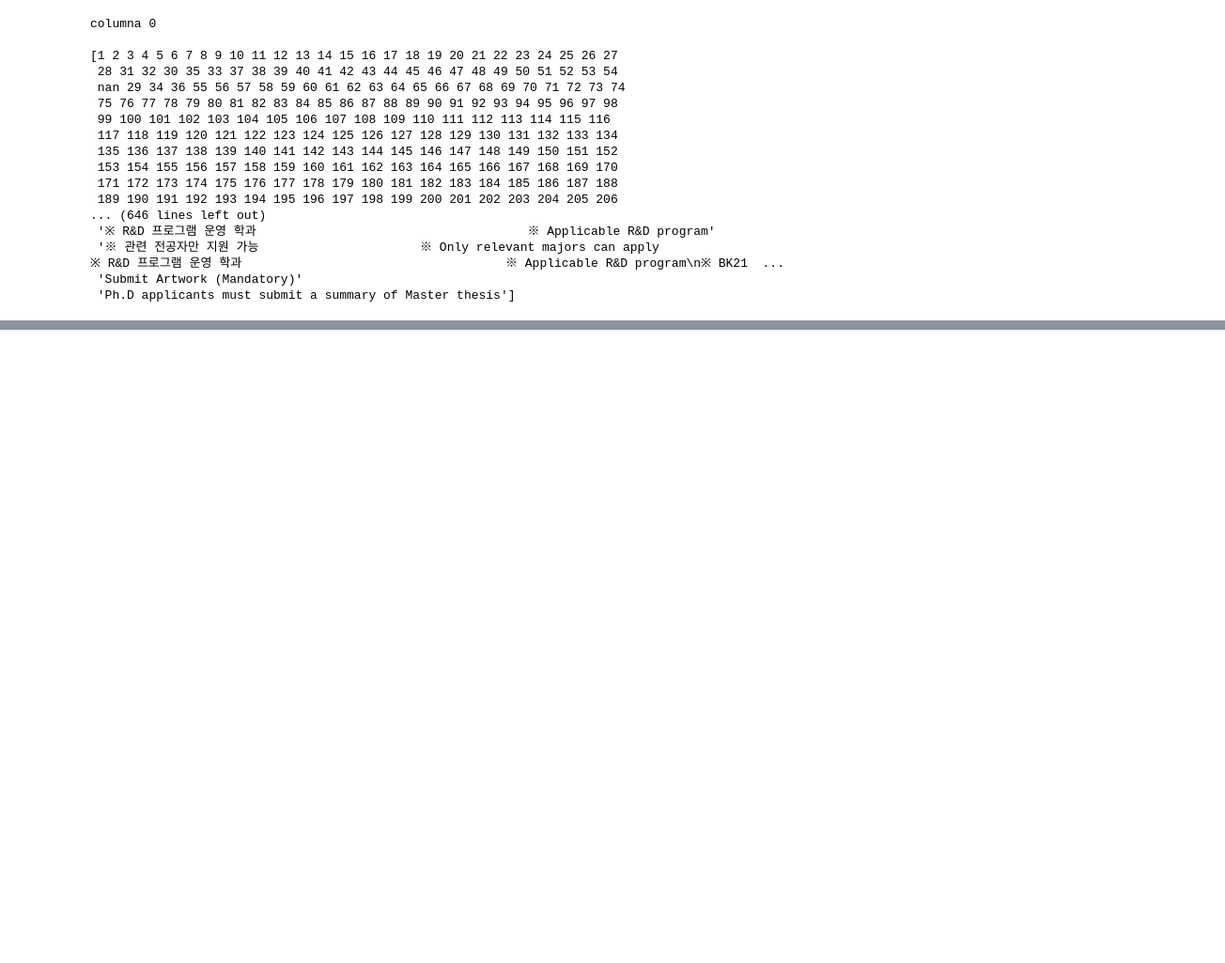
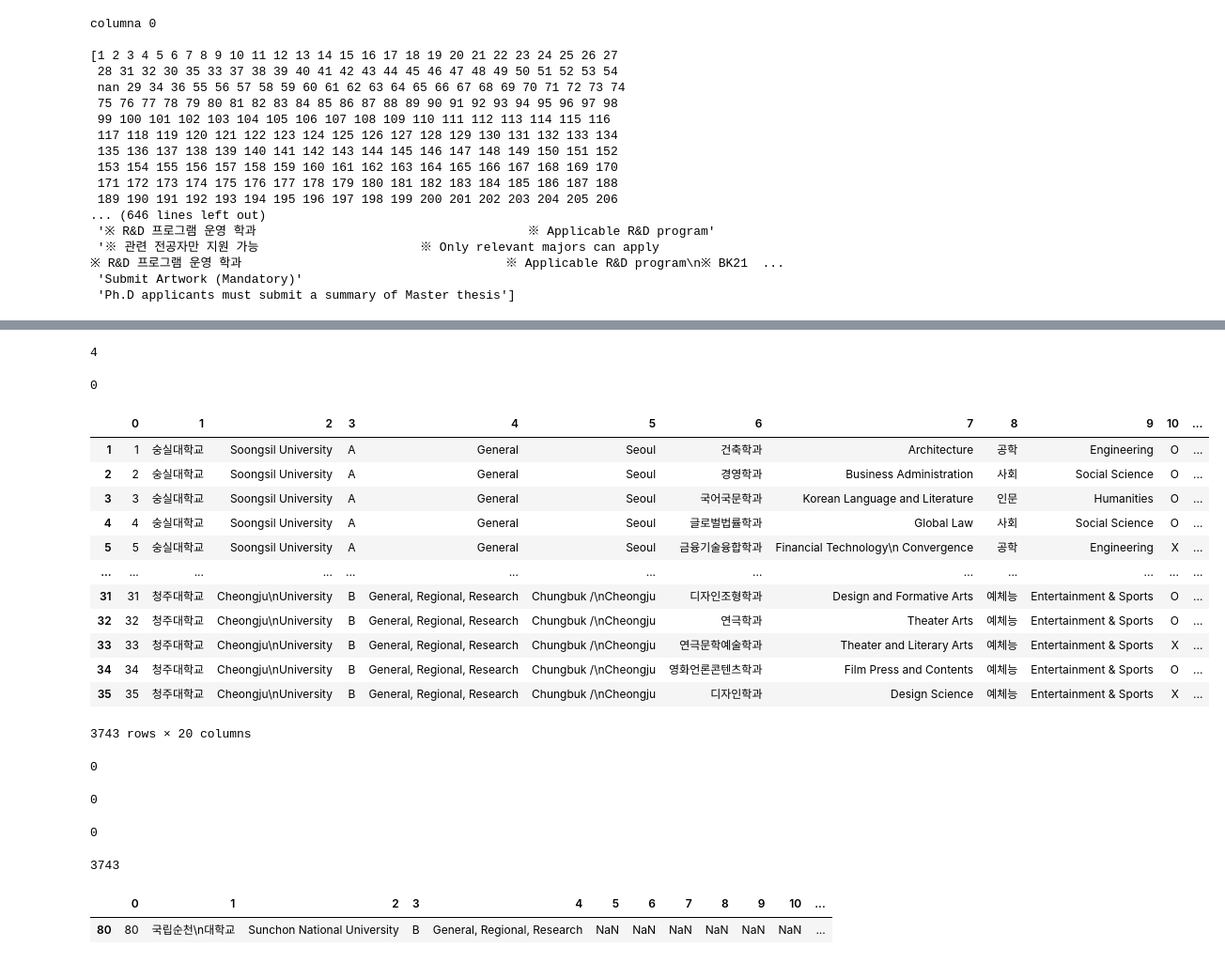
Before and after one commit to JASorianoHernandez/gks24_UniversityDataInformationProject, a Jupyter notebook: GKS24_Univeristies_DataInformation.ipynb, the cells around one changed output, grey strips where cells are left out. Shown: that part at 94% size. Drawn from its saved outputs; the diff is of its cells as text; code cells hidden in the pictures; blank space fills up the shorter version.

```diff
--- a/GKS24_Univeristies_DataInformation.ipynb
+++ b/GKS24_Univeristies_DataInformation.ipynb
@@ -369,0 +225,8 @@ result.head()
+# %%
+df_concat[0].isnull().sum()
+# %% [output]
+4
+# %%
+df_concat[1].isnull().sum()
+# %% [output]
+0
@@ -369,0 +235,34 @@ result.head()
+# %%
+## Column 4
+df_concat.drop(df_concat.loc[(df_concat[4].isnull())].index, inplace=True)
+df_concat
+# %% [output]
+|  | 0 | 1 | 2 | 3 | 4 | 5 | 6 | 7 | 8 | 9 | 10 | ... |
+| 1 | 1 | 숭실대학교 | Soongsil University | A | General | Seoul | 건축학과 | Architecture | 공학 | Engineering | O | ... |
+| 2 | 2 | 숭실대학교 | Soongsil University | A | General | Seoul | 경영학과 | Business Administration | 사회 | Social Science | O | ... |
+| 3 | 3 | 숭실대학교 | Soongsil University | A | General | Seoul | 국어국문학과 | Korean Language and Literature | 인문 | Humanities | O | ... |
+| 4 | 4 | 숭실대학교 | Soongsil University | A | General | Seoul | 글로벌법률학과 | Global Law | 사회 | Social Science | O | ... |
+| 5 | 5 | 숭실대학교 | Soongsil University | A | General | Seoul | 금융기술융합학과 | Financial Technology\n Convergence | 공학 | Engineering | X | ... |
+| ... | ... | ... | ... | ... | ... | ... | ... | ... | ... | ... | ... | ... |
+| 31 | 31 | 청주대학교 | Cheongju\nUniversity | B | General, Regional, Research | Chungbuk /\nCheongju | 디자인조형학과 | Design and Formative Arts | 예체능 | Entertainment & Sports | O | ... |
+| 32 | 32 | 청주대학교 | Cheongju\nUniversity | B | General, Regional, Research | Chungbuk /\nCheongju | 연극학과 | Theater Arts | 예체능 | Entertainment & Sports | O | ... |
+| 33 | 33 | 청주대학교 | Cheongju\nUniversity | B | General, Regional, Research | Chungbuk /\nCheongju | 연극문학예술학과 | Theater and Literary Arts | 예체능 | Entertainment & Sports | X | ... |
+| 34 | 34 | 청주대학교 | Cheongju\nUniversity | B | General, Regional, Research | Chungbuk /\nCheongju | 영화언론콘텐츠학과 | Film Press and Contents | 예체능 | Entertainment & Sports | O | ... |
+| 35 | 35 | 청주대학교 | Cheongju\nUniversity | B | General, Regional, Research | Chungbuk /\nCheongju | 디자인학과 | Design Science | 예체능 | Entertainment & Sports | X | ... |
+3743 rows × 20 columns
+# %%
+df_concat[2].isnull().sum()
+# %% [output]
+0
+# %%
+df_concat[3].isnull().sum()
+# %% [output]
+0
+# %%
+df_concat[4].isnull().sum()
+# %% [output]
+0
+# %%
+len(df_concat)
+# %% [output]
+3743
@@ -369,0 +273,6 @@ result.head()
+# %%
+## Column 5
+df_concat.loc[(df_concat[5].isnull())].head()
+# %% [output]
+|  | 0 | 1 | 2 | 3 | 4 | 5 | 6 | 7 | 8 | 9 | 10 | ... |
+| 80 | 80 | 국립순천\n대학교 | Sunchon National University | B | General, Regional, Research | NaN | NaN | NaN | NaN | NaN | NaN | ... |
```
Also changed, not shown: parts of 27 cells of this notebook.
